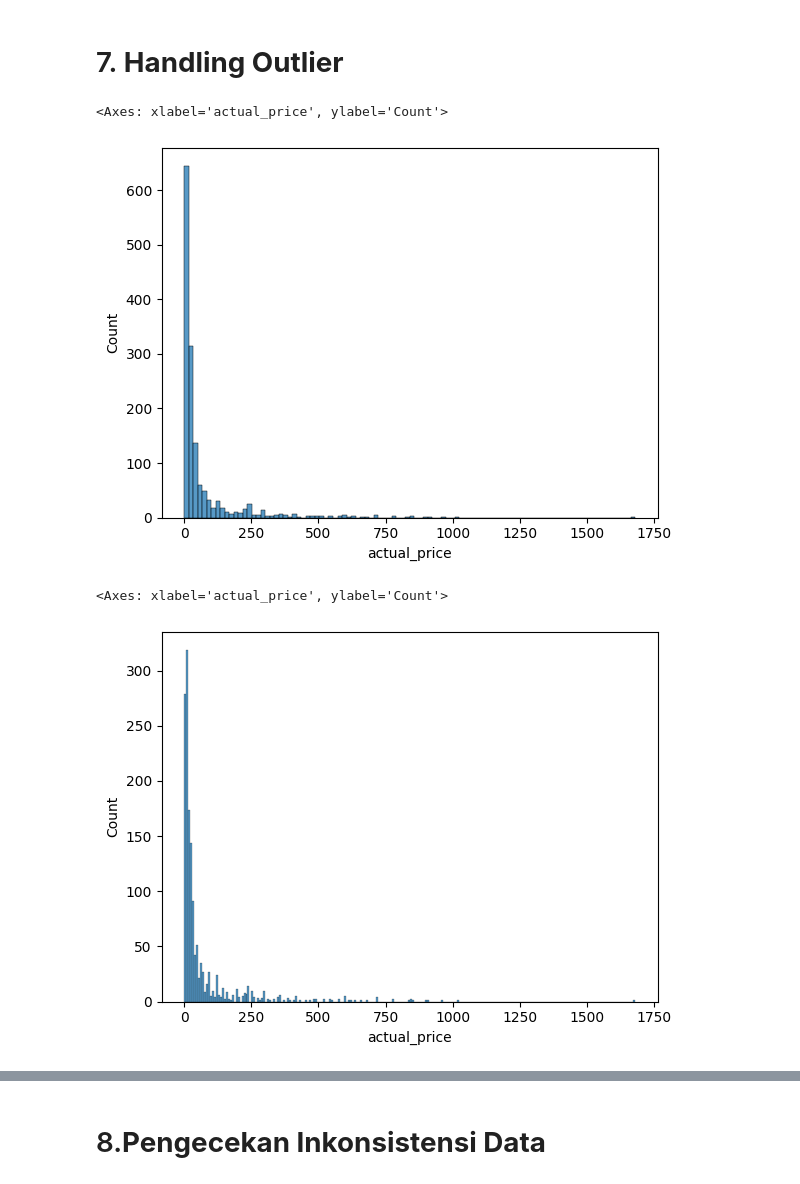
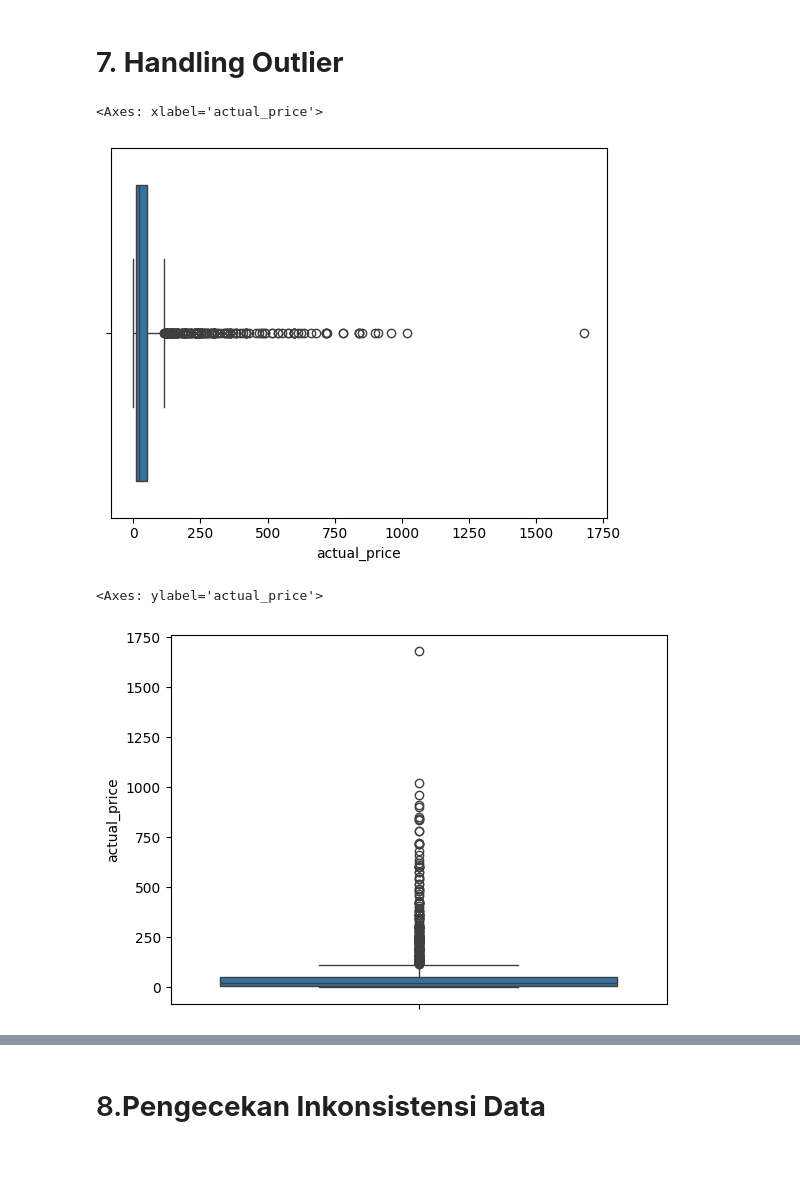
Before and after one commit to 9DwiErnawati/projectdatavizwrag, a Jupyter notebook: Amazon_Sales_Data_Analysis.ipynb, the cells around one changed output, grey strips where cells are left out. Cells and saved outputs as stored; diff of their text form; code cells hidden in the pictures.

```diff
--- a/Amazon_Sales_Data_Analysis.ipynb
+++ b/Amazon_Sales_Data_Analysis.ipynb
@@ -523,10 +522,10 @@ Dataset ini **tidak memiliki data duplicate**
 # %% [markdown]
 # 7. **Handling Outlier**
 # %%
-sns.histplot(data=amazon,x="actual_price", bins=100)
+sns.boxplot(data=amazon,x="actual_price")
 # %% [output]
-<Axes: xlabel='actual_price', ylabel='Count'>
+<Axes: xlabel='actual_price'>
-[figure, old version]
+[figure, new version]
 # %%
 # batas atas data
 batas_atas = amazon["actual_price"].quantile(q=0.75) * 1.5
@@ -535,10 +534,10 @@ batas_atas = amazon["actual_price"].quantile(q=0.75) * 1.5
 property_without_outlier = amazon[amazon["actual_price"] < batas_atas]
 
 # plot kolom actual_price tanpa extreme outlier
-sns.histplot(amazon["actual_price"])
+sns.boxplot(amazon["actual_price"])
 # %% [output]
-<Axes: xlabel='actual_price', ylabel='Count'>
+<Axes: ylabel='actual_price'>
-[figure, old version]
+[figure, new version]
 # %%
 # batas atas data
 batas_atas = amazon["actual_price"].quantile(q=0.75) * 1.5
```
Also changed, not shown: parts of 12 cells of this notebook.
